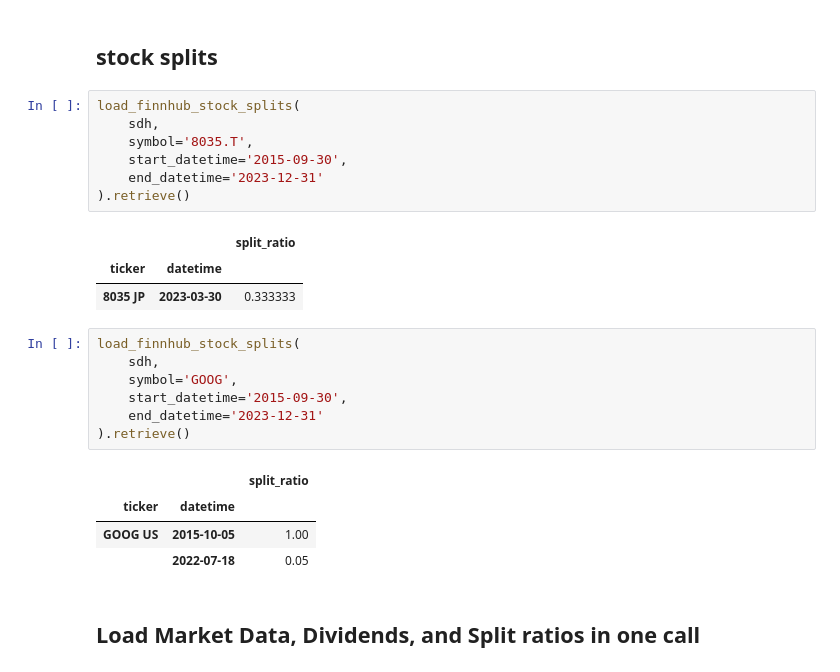
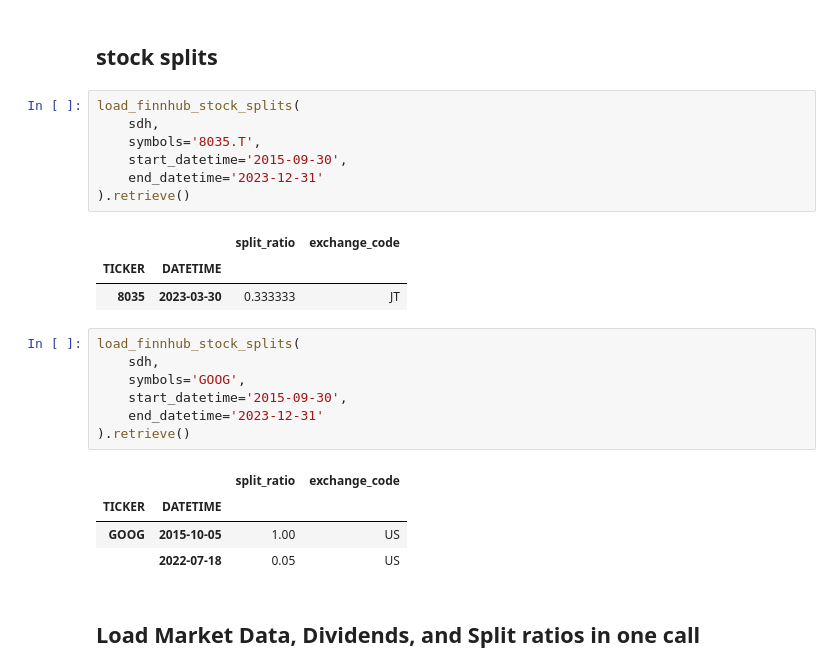
Before and after one commit to aiqindex/sample_notebooks, a Jupyter notebook: data/base/load_finnhub_market_prices.ipynb, the cells around one changed output. Cells and saved outputs as stored; diff of their text form.

```diff
--- a/data/base/load_finnhub_market_prices.ipynb
+++ b/data/base/load_finnhub_market_prices.ipynb
@@ -109,26 +109,26 @@ load_finnhub_dividends(
 # %%
 load_finnhub_stock_splits(
     sdh,
-    symbol='8035.T',
+    symbols='8035.T',
     start_datetime='2015-09-30',
     end_datetime='2023-12-31'
 ).retrieve()
 # %% [output]
-|  |  | split_ratio |
-| ticker | datetime |  |
-| 8035 JP | 2023-03-30 | 0.333333 |
+|  |  | split_ratio | exchange_code |
+| TICKER | DATETIME |  |  |
+| 8035 | 2023-03-30 | 0.333333 | JT |
 # %%
 load_finnhub_stock_splits(
     sdh,
-    symbol='GOOG',
+    symbols='GOOG',
     start_datetime='2015-09-30',
     end_datetime='2023-12-31'
 ).retrieve()
 # %% [output]
-|  |  | split_ratio |
-| ticker | datetime |  |
-| GOOG US | 2015-10-05 | 1.00 |
-|  | 2022-07-18 | 0.05 |
+|  |  | split_ratio | exchange_code |
+| TICKER | DATETIME |  |  |
+| GOOG | 2015-10-05 | 1.00 | US |
+|  | 2022-07-18 | 0.05 | US |
 # %% [markdown]
 ## Load Market Data, Dividends, and Split ratios in one call
 # %%
```
Also changed, not shown: parts of 9 cells of this notebook, 5 other files.
